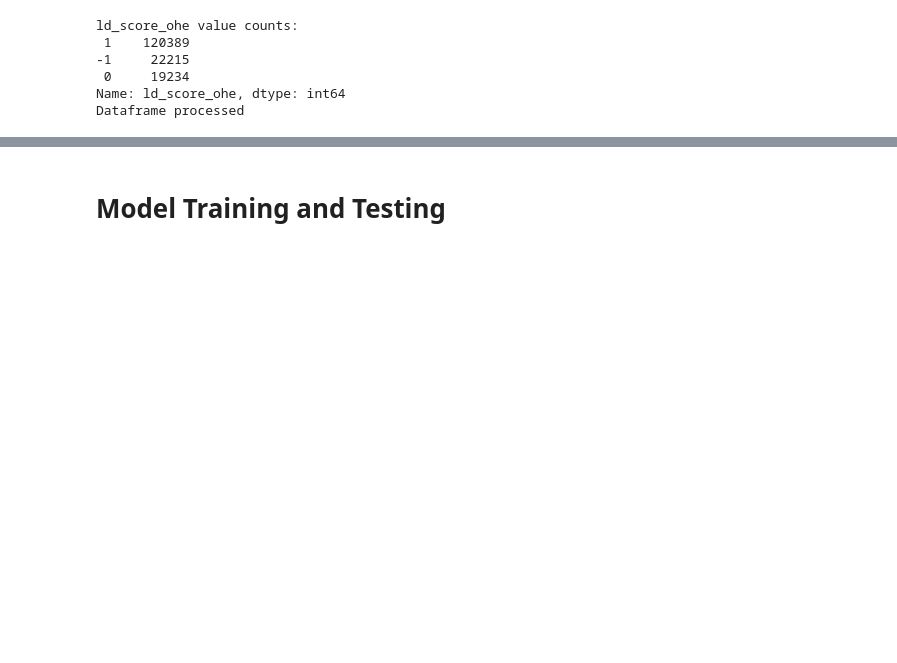
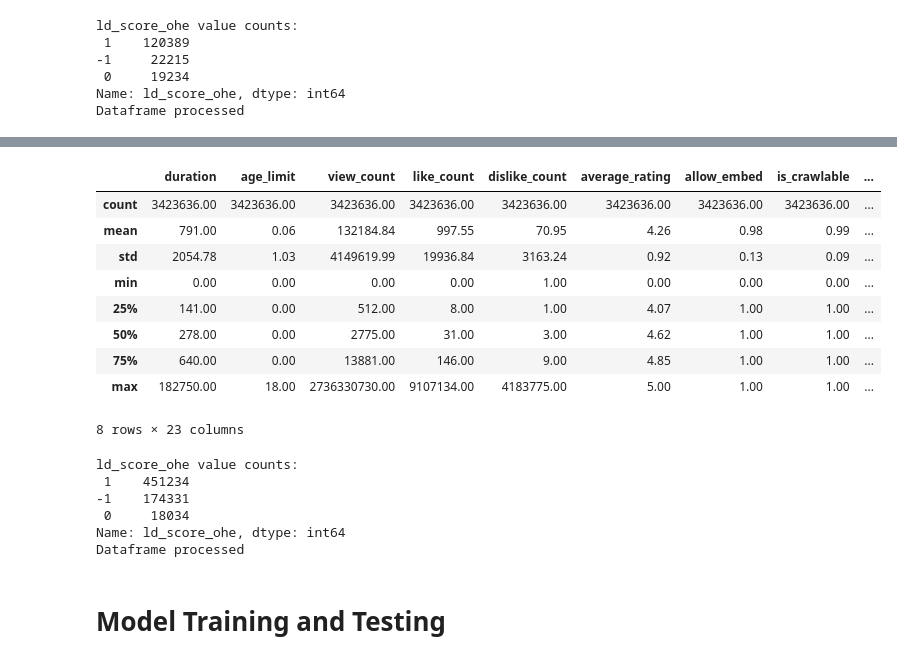
Before and after one commit to Jmete/youtube-dislikes, a Jupyter notebook: notebooks/data_model_prep.ipynb, the cells around one changed output, grey strips where cells are left out. Saved outputs shown, nothing was run; the diff lists cells and outputs as text; code cells hidden in the pictures; blank space fills up the shorter version.

```diff
--- a/notebooks/data_model_prep.ipynb
+++ b/notebooks/data_model_prep.ipynb
@@ -39,4 +39,5 @@ disliked=pd.read_csv(mostdisliked,engine="python")
 randompct_df = pd.read_csv(randompct,engine="python")
 randompctpoint2_df = pd.read_csv(randompctpoint2,engine="python")
 # %%
-randompctpoint2_df = pd.read_csv(randompctpoint2,engine="python")
+%%time
+randompct_df_10 = pd.read_csv(randompct10,engine="python")
@@ -189,6 +252,16 @@ def ohe_ld_score(score):
     else:
         return 1
 
+def conv_category(cat_name):
+    """
+    Converts category string to number based on our mapping dict from the youtube api.
+    """
+    try:
+        cat_code = inv_cat_code_dict[cat_name]
+    except:
+        cat_code = 0
+    return cat_code
+
 def prepare_data_for_model(df,only_eng=True):
     """
     Takes in a dataframe and performs processing on it to prepare for model training.
@@ -211,7 +284,8 @@ def prepare_data_for_model(df,only_eng=True):
 
     # Convert category column to pandas category type and then take the code to convert it to a numeric value
     df["category"] = df["category"].astype('category')
-    df["cat_codes"] = df["category"].cat.codes
+#     df["cat_codes"] = df["category"].cat.codes
+    df["cat_codes"] = df["category"].apply(conv_category)
 
     # Create like_dislike_score
     df["ld_score"]=(df.like_count/(df.like_count + df.dislike_count))
@@ -288,3 +394,11 @@ Dataframe processed
 training_df = pd.read_pickle("./training_df.pkl")
 training_df_all = pd.read_pickle("./training_df_all.pkl")
 testing_df = pd.read_pickle("./testing_df.pkl")
+# %%
+%%time
+# Create big df
+training_df_big = prepare_data_for_model(randompct_df_10,only_eng=True)
+
+# Save big df to pickle file
+randompct10_pklpath=r"/run/user/1000/gvfs/smb-share:server=metebox,share=data/JAMES/datasets/youtube-meta/youtube-02-2019-dump/randompct_df_10.pkl"
+training_df_big.to_pickle(randompct10_pklpath)
@@ -291,3 +414,29 @@ testing_df = pd.read_pickle("./testing_df.pkl")
+# %%
+training_df_big.describe()
+# %% [output]
+|  | duration | age_limit | view_count | like_count | dislike_count | average_rating | allow_embed | is_crawlable | ... |
+| count | 3423636.00 | 3423636.00 | 3423636.00 | 3423636.00 | 3423636.00 | 3423636.00 | 3423636.00 | 3423636.00 | ... |
+| mean | 791.00 | 0.06 | 132184.84 | 997.55 | 70.95 | 4.26 | 0.98 | 0.99 | ... |
+| std | 2054.78 | 1.03 | 4149619.99 | 19936.84 | 3163.24 | 0.92 | 0.13 | 0.09 | ... |
+| min | 0.00 | 0.00 | 0.00 | 0.00 | 1.00 | 0.00 | 0.00 | 0.00 | ... |
+| 25% | 141.00 | 0.00 | 512.00 | 8.00 | 1.00 | 4.07 | 1.00 | 1.00 | ... |
+| 50% | 278.00 | 0.00 | 2775.00 | 31.00 | 3.00 | 4.62 | 1.00 | 1.00 | ... |
+| 75% | 640.00 | 0.00 | 13881.00 | 146.00 | 9.00 | 4.85 | 1.00 | 1.00 | ... |
+| max | 182750.00 | 18.00 | 2736330730.00 | 9107134.00 | 4183775.00 | 5.00 | 1.00 | 1.00 | ... |
+8 rows × 23 columns
+# %%
+# Create smaller df for training
+training_df_small = prepare_data_for_model(combined_df)
+
+# Save smaller df to pickle file for importing later for model training
+training_df_small.to_pickle("../data/processed/training_df_small.pkl")
+# %% [output]
+ld_score_ohe value counts:
+ 1    451234
+-1    174331
+ 0     18034
+Name: ld_score_ohe, dtype: int64
+Dataframe processed
 # %% [markdown]
 # Model Training and Testing
 # %%
```
Also changed, not shown: parts of 11 cells of this notebook, 2 other files.
